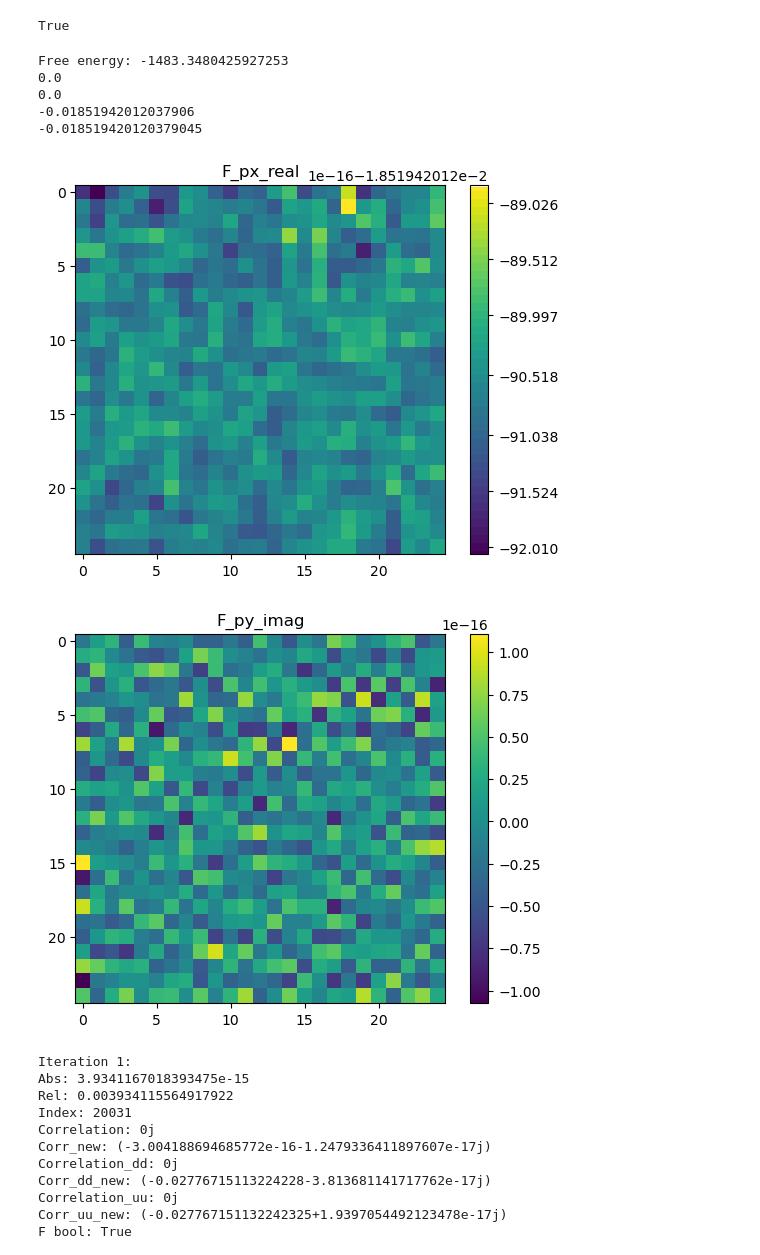
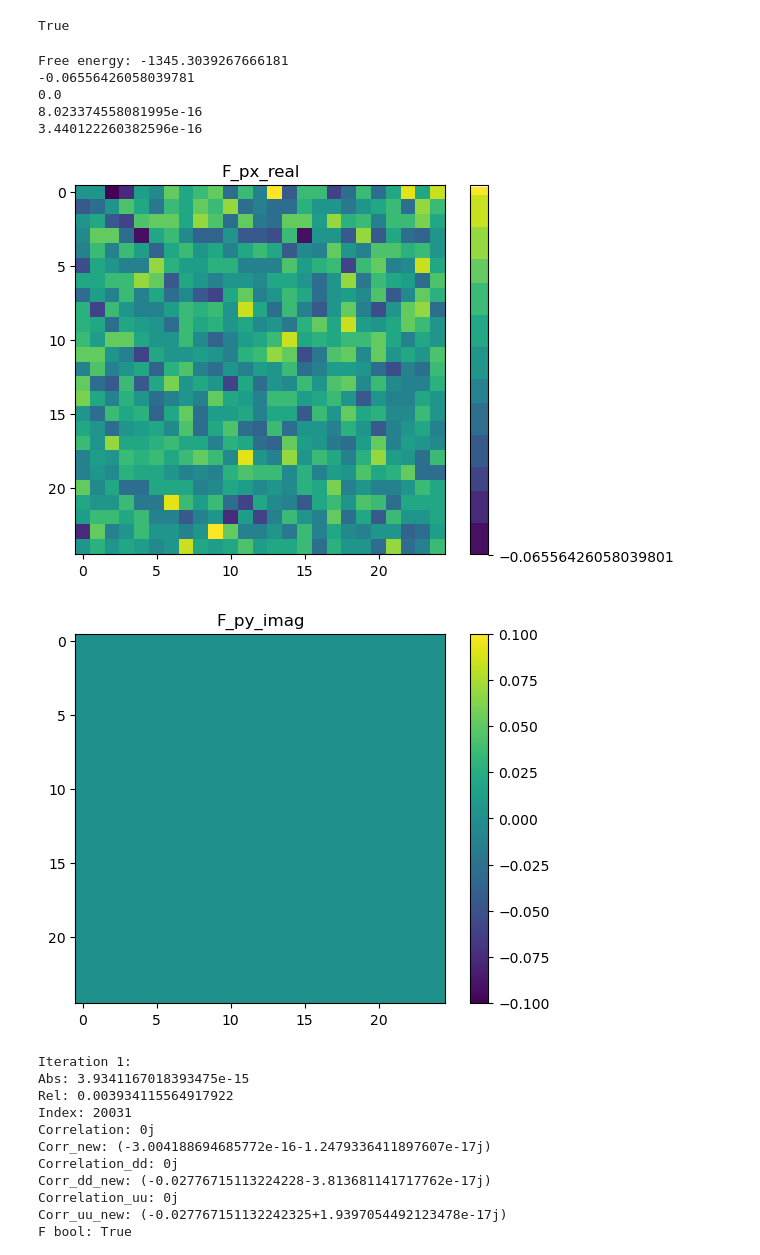
Before and after one commit to emilssp/master-thesis-codebase, a Jupyter notebook: notebooks/self_consistency.ipynb, the cells around one changed output. Drawn from its saved outputs; the diff is of its cells as text; code cells hidden in the pictures.

```diff
--- a/notebooks/self_consistency.ipynb
+++ b/notebooks/self_consistency.ipynb
@@ -196,8 +196,8 @@ def bdg_self_consistency(H, U, V, V_prime,
                 slj = slice(4*j, 4*(j+1))
 
                 H.matrix[sli, slj][0,3] = V * F_new[i][j]
-                H.matrix[sli, slj][1,2] = V * F_new[i][j]
-                H.matrix[sli, slj][2,1] = (V * F_new[j][i]).conj().T
+                H.matrix[sli, slj][1,2] = -V * F_new[j][i]
+                H.matrix[sli, slj][2,1] = -(V * F_new[i][j]).conj().T
                 H.matrix[sli, slj][3,0] = (V * F_new[j][i]).conj().T
 
                 H.matrix[slj, sli][0,2] = -V_prime * Fuu_new[i][j]
@@ -312,9 +312,9 @@ def bdg_self_consistency(H, U, V, V_prime,
 ### Periodic X and Y
 # %%
 t = 1
-mu = -2* t
+mu = -1.6* t
 gap_0 = 0.0 * t
-gap_p= cp.array([0.1, 0.1j]) * t
+gap_p= cp.array([0.05, 0.0j]) * t
 gap_d = 0.0 *  t
 Y,X = 25,25
 U = 2 * t
@@ -432,42 +432,42 @@ F_yminus = cp.zeros(H.lattice.num_sites, dtype=cp.complex128)
 for i,j in H.lattice.edges:
         F_S[i][j] = (F[i][j]+F[j][i])/2
         F_T[i][j] = (F[i][j]-F[j][i])/2
         dir = H.lattice.get_dir(i,j)
         if dir == "+x":
             F_xplus[i] += F[i][j]
         elif dir == "-x":
-            F_xminus[i] += F[j][i]
+            F_xminus[i] += F[i][j]
         elif dir == "+y":
             F_yplus[i] += F[i][j]
         elif dir == "-y":
-            F_yminus[i] += F[j][i]
+            F_yminus[i] += F[i][j]
 
 plt.figure()
-plt.imshow((np.real(cp.asnumpy((F_xplus+F_xminus-F_yplus-F_yminus)/4).reshape(25,25))), label="F_T_real")
+plt.imshow((np.real(cp.asnumpy((F_xplus-F_xminus)/2).reshape(25,25))), label="F_T_real")
 plt.title("F_px_real")
 plt.colorbar()
 print(np.average((np.real(cp.asnumpy((F_xplus-F_xminus)/2)))))
 plt.figure()
 plt.imshow((np.imag(cp.asnumpy((F_yplus-F_yminus)/2).reshape(25,25))), label="F_T_imag")
 print(np.average((np.imag(cp.asnumpy((F_yplus-F_yminus)/2)))))
 print(np.average((np.real(cp.asnumpy((F_xplus+F_xminus-F_yplus-F_yminus)/4)))))
 print(np.average((np.real(cp.asnumpy((F_xplus+F_xminus+F_yplus+F_yminus)/4)))))
 
 plt.title("F_py_imag")
 plt.colorbar()
 
 plt.show()
 # -0.03712461549460403
 # -0.03712461549460403
 # Free energy: -1473.8140353133704
 # %% [output]
-Free energy: -1483.3480425927253
+Free energy: -1345.3039267666181
+-0.06556426058039781
 0.0
-0.0
--0.01851942012037906
--0.018519420120379045
+8.023374558081995e-16
+3.440122260382596e-16
-[figure, old version]
+[figure, new version]
-[figure, old version]
+[figure, new version]
 # %%
 t = 1
 mu = -2* t
```
Also changed, not shown: parts of 10 cells of this notebook, 3 other files.
